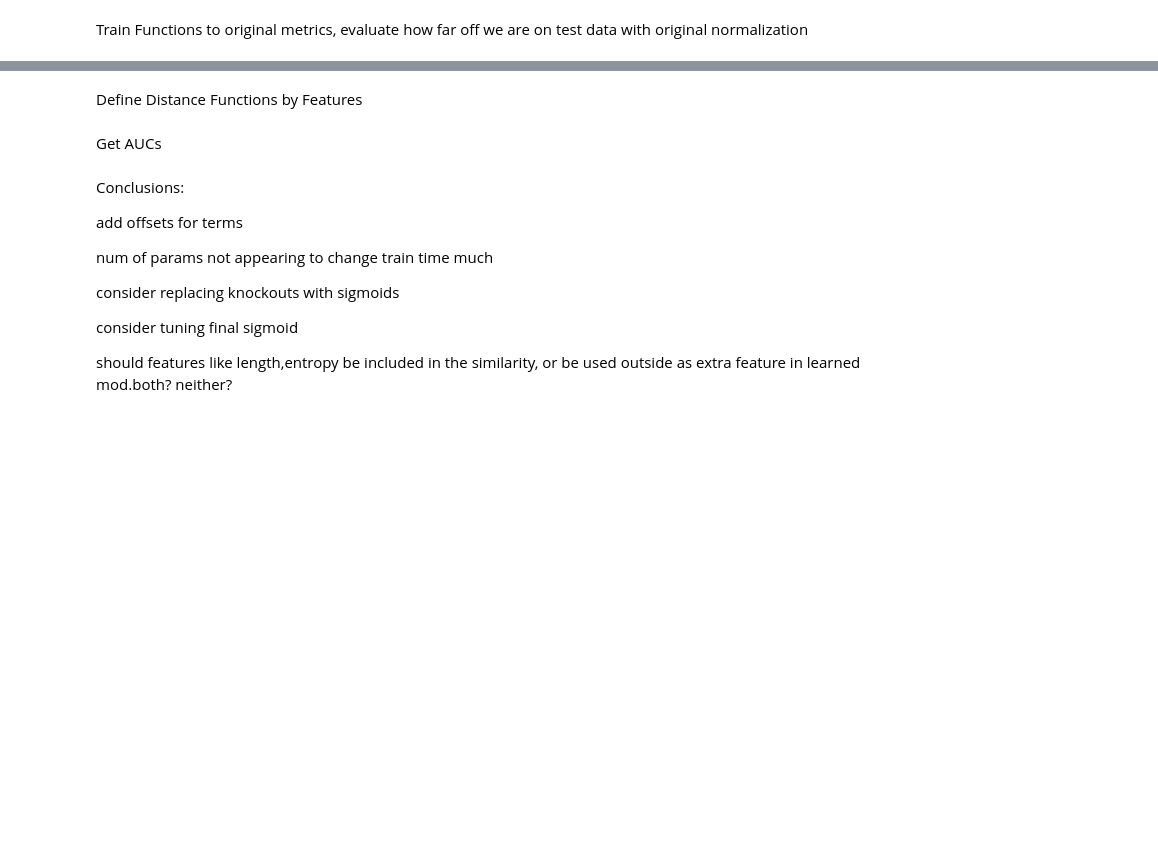
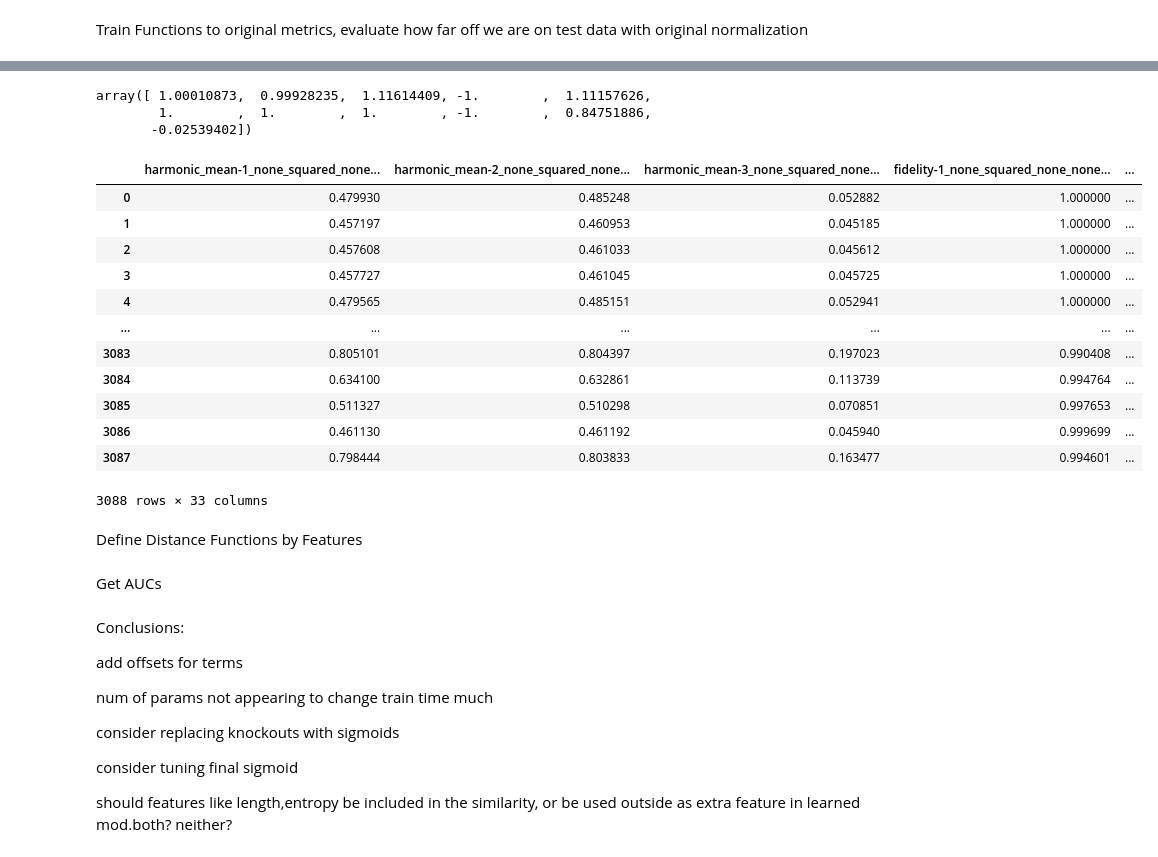
Before and after one commit to Jbug1/TunaSim, a Jupyter notebook: demos.ipynb, the cells around one changed output, grey strips where cells are left out. Cells and saved outputs as stored; diff of their text form; code cells hidden in the pictures; blank space fills up the shorter version.

Commit message:
trained to func val

```diff
--- a/demos.ipynb
+++ b/demos.ipynb
@@ -154,9 +154,9 @@ prec_removes=[True]
 build_dataset=True
 
 
-train_size=3e3
-test_size=1e3
-test_size=2e3
+train_size=3e6
+test_size=1e6
+test_size=2e6
 
 max_matches=None
 adduct_match = False
@@ -449,11 +449,9 @@ created test data
 # %% [markdown]
 Create indices to pull for each metric and those with same components, specify GBC models
 # %%
-for i in ppm_windows:
+with open(f'{outputs_path}/intermediateOutputs/datasets/gbc_train_{ppm_windows[0]}_ppm.pkl', 'rb') as handle:
 
-    with open(f'{outputs_path}/intermediateOutputs/datasets/gbc_train_{i}_ppm.pkl', 'rb') as handle:
-
-        gbc_train_datasets = pickle.load(handle)
+    gbc_train_datasets = pickle.load(handle)
 
     models = [
                     hgbc(),
@@ -490,6 +488,10 @@ for i in ppm_windows:
 Train Models and Collect Train Error
 # %%
 for window in ppm_windows:
+
+    with open(f'{outputs_path}/intermediateOutputs/datasets/gbc_train_{window}_ppm.pkl', 'rb') as handle:
+
+        gbc_train_datasets = pickle.load(handle)
 
     same_train_model_aucs = list()
     model_names = list()
@@ -690,3 +772,46 @@ for i in ppm_windows:
+# %%
+for func in trained:
+
+    #generate proper train and test datasets
+    name = func.name.split('-')[0]
+    train_specs['match'] = train_labels[name]
+    test_specs['match'] = test_labels[name]
+
+    #get trained_func
+    pred_func = func.trained_func()
+
+    trained_res.append(testUtils.get_func_dist(train_specs, pred_func, name))
+    test_res.append(testUtils.get_func_dist(test_specs, pred_func, name))
+    names.append(func.name)
+
+
+trained_res = pd.DataFrame(trained_res).transpose()
+trained_res.columns  = names
+
+test_res = pd.DataFrame(test_res).transpose()
+test_res.columns  = names
+# %%
+funcs[4].trained_vals
+# %% [output]
+array([ 1.00010873,  0.99928235,  1.11614409, -1.        ,  1.11157626,
+        1.        ,  1.        ,  1.        , -1.        ,  0.84751886,
+       -0.02539402])
+# %%
+trained_res
+# %% [output]
+|  | harmonic_mean-1_none_squared_none... | harmonic_mean-2_none_squared_none... | harmonic_mean-3_none_squared_none... | fidelity-1_none_squared_none_none... | ... |
+| 0 | 0.479930 | 0.485248 | 0.052882 | 1.000000 | ... |
+| 1 | 0.457197 | 0.460953 | 0.045185 | 1.000000 | ... |
+| 2 | 0.457608 | 0.461033 | 0.045612 | 1.000000 | ... |
+| 3 | 0.457727 | 0.461045 | 0.045725 | 1.000000 | ... |
+| 4 | 0.479565 | 0.485151 | 0.052941 | 1.000000 | ... |
+| ... | ... | ... | ... | ... | ... |
+| 3083 | 0.805101 | 0.804397 | 0.197023 | 0.990408 | ... |
+| 3084 | 0.634100 | 0.632861 | 0.113739 | 0.994764 | ... |
+| 3085 | 0.511327 | 0.510298 | 0.070851 | 0.997653 | ... |
+| 3086 | 0.461130 | 0.461192 | 0.045940 | 0.999699 | ... |
+| 3087 | 0.798444 | 0.803833 | 0.163477 | 0.994601 | ... |
+3088 rows × 33 columns
 # %% [markdown]
 Define Distance Functions by Features
 # %%
```
Also changed, not shown: parts of 2 cells of this notebook, 3 other files.
